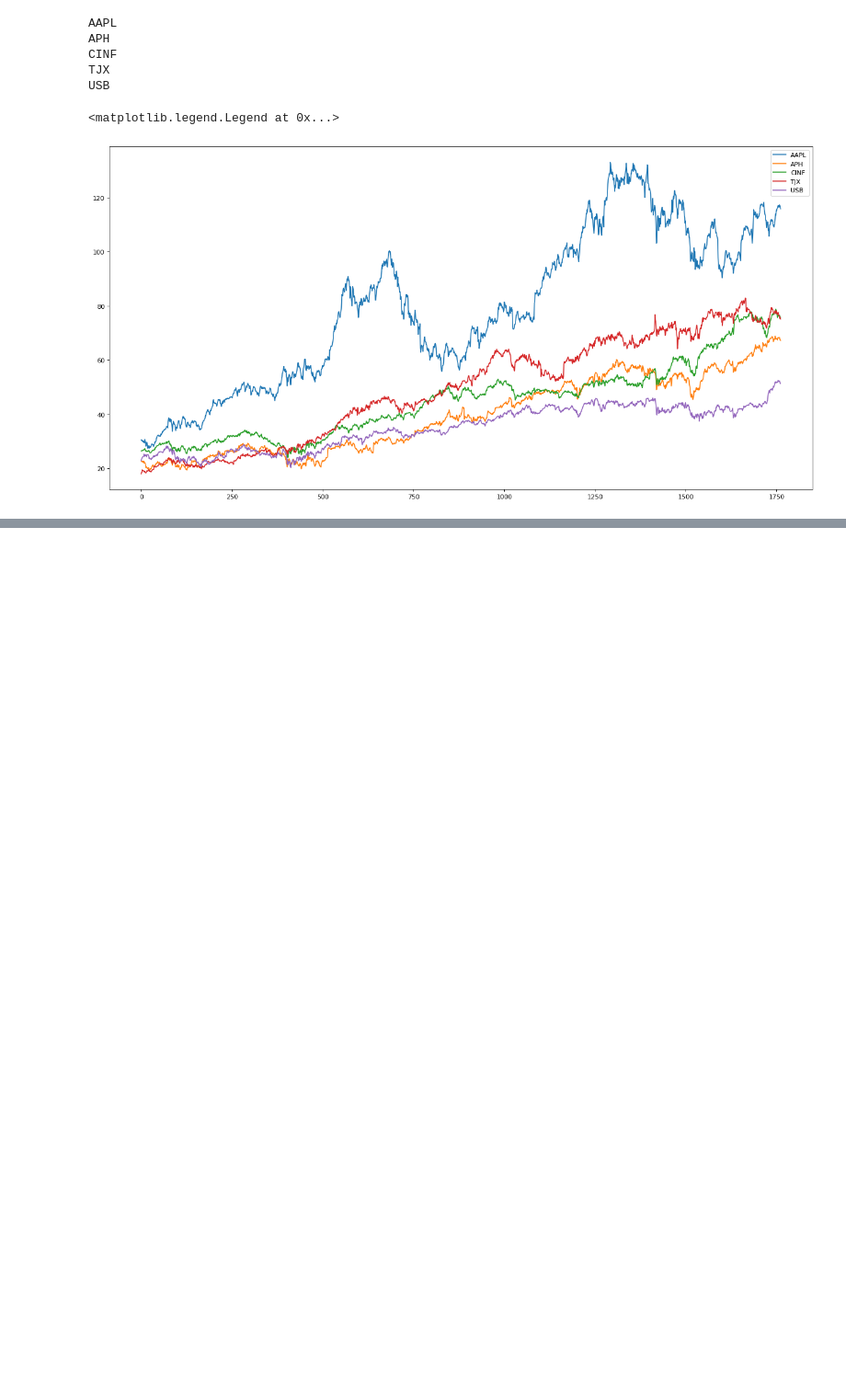
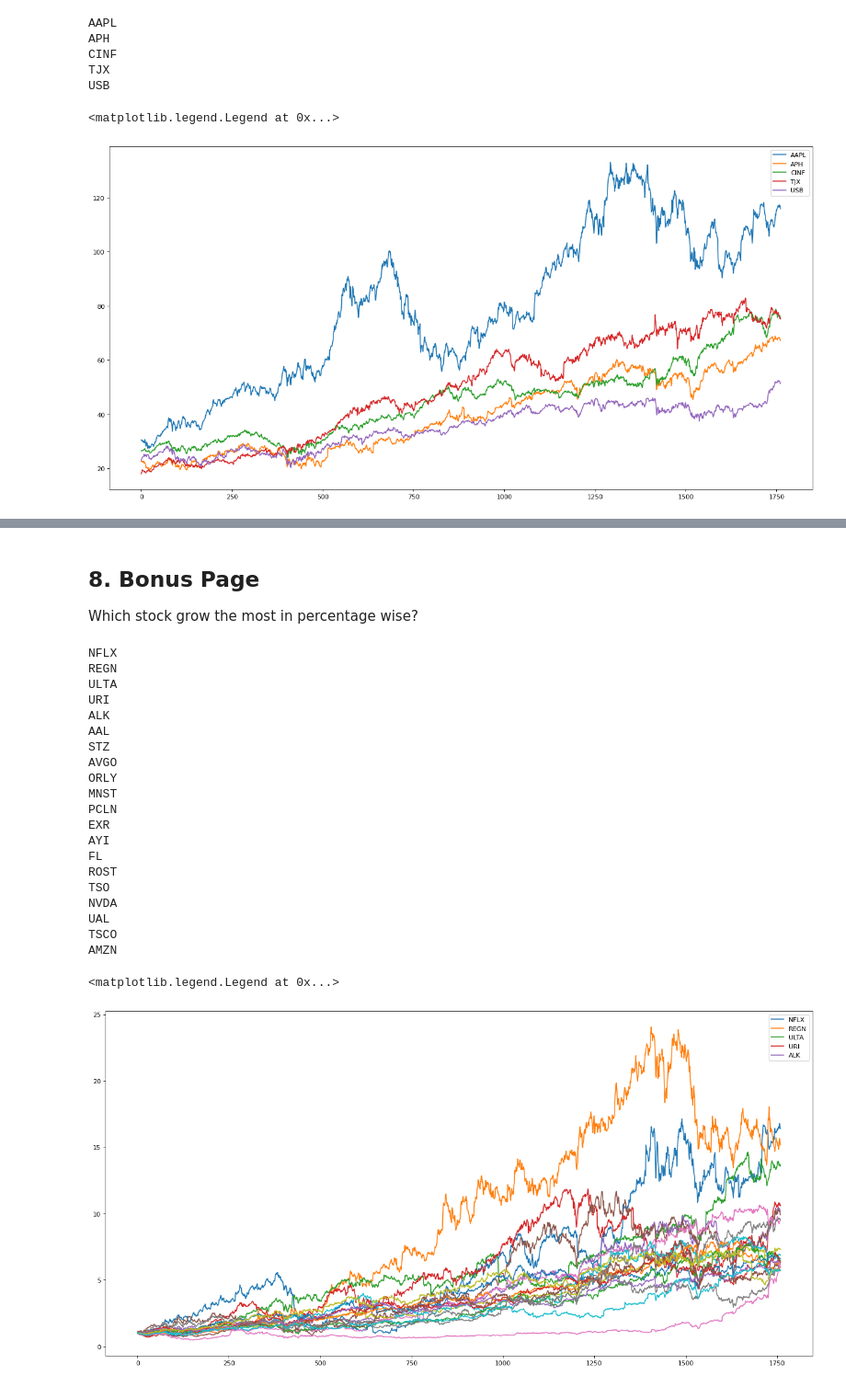
Before and after one commit to gihonglee/Stock_Analysis, a Jupyter notebook: main.ipynb, the cells around one changed output, grey strips where cells are left out. Shown at 92% size. Drawn from its saved outputs; the diff is of its cells as text; code cells hidden in the pictures; blank space fills up the shorter version.

```diff
--- a/main.ipynb
+++ b/main.ipynb
@@ -807,0 +802,54 @@ USB
+# %% [markdown]
+## 8. Bonus Page
+Which stock grow the most in percentage wise?
+# %%
+df_kmean_rate = df_kmean_rate.drop('ed_distance', axis = 1)
+# %%
+stock_trend = {}
+I = len(df_kmean_rate.index)
+J = len(df_kmean_rate.columns)
+for i in range(I):
+    a_series = []
+    mag = 1
+    for j in range(J):
+        if df_kmean_rate.iloc[i][j] >0:
+            mag = mag * (1+ df_kmean_rate.iloc[i][j])
+        elif df_kmean_rate.iloc[i][j] <0:
+            mag = mag * (1+df_kmean_rate.iloc[i][j])
+        a_series.append(mag)
+    stock_trend[df_kmean_rate.index[i]] = a_series
+# %%
+df_trend = pd.DataFrame(stock_trend)
+df_trend = df_trend.transpose()
+df_trend = df_trend.sort_values(by = 1760, ascending= False).head(20)
+# %%
+from matplotlib.pyplot import figure
+figure(figsize=(20, 10), dpi=80)
+for i in range(20):
+    print(df_trend.index[i])
+    plt.plot(df_trend.iloc[i][:-1])
+
+plt.legend([df_trend.index[0], df_trend.index[1],df_trend.index[2],df_trend.index[3],df_trend.index[4] ])
+# %% [output]
+NFLX
+REGN
+ULTA
+URI
+ALK
+AAL
+STZ
+AVGO
+ORLY
+MNST
+PCLN
+EXR
+AYI
+FL
+ROST
+TSO
+NVDA
+UAL
+TSCO
+AMZN
+<matplotlib.legend.Legend at 0x...>
+[figure, added]
```
Also changed, not shown: parts of 11 cells of this notebook.
